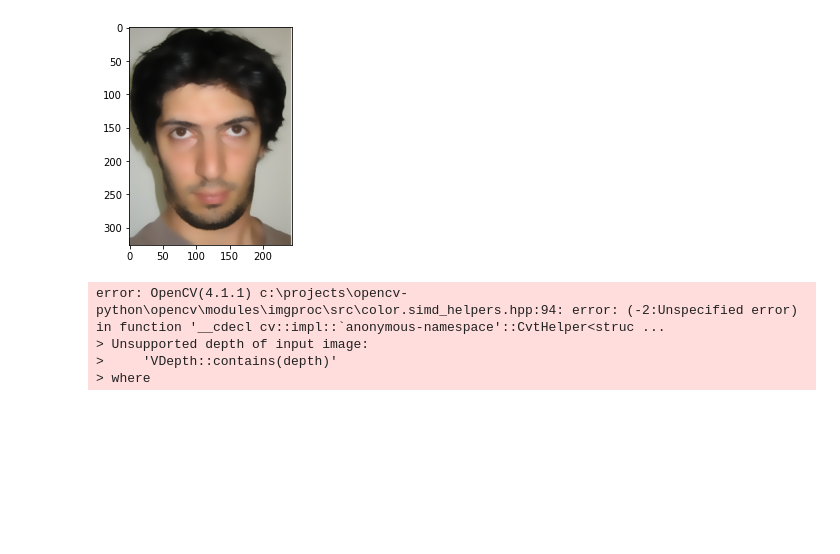
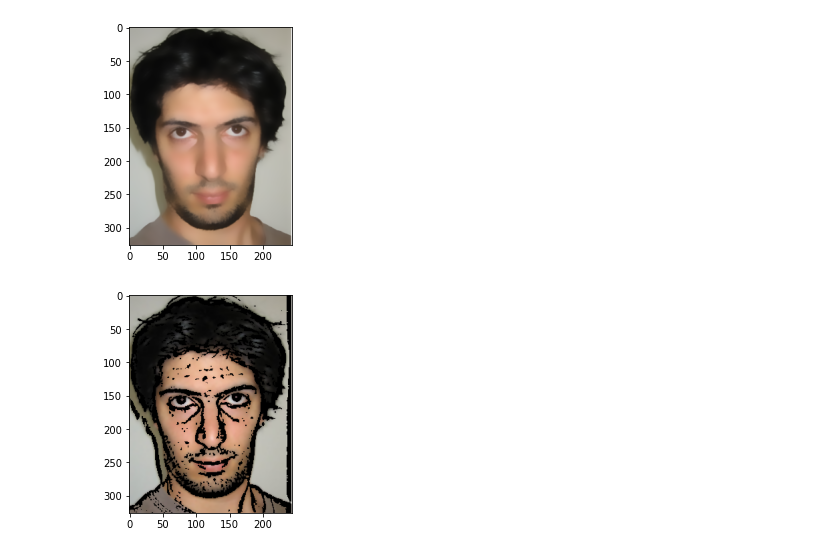
Before and after one commit to xiaomaomi7/Image_Processing_GroupProject2020, a Jupyter notebook: Task.ipynb, the cells around one changed output. Saved outputs shown, nothing was run; the diff lists cells and outputs as text; code cells hidden in the pictures; blank space fills up the shorter version.

Commit message:
initial cartonnified figure

```diff
--- a/Task.ipynb
+++ b/Task.ipynb
@@ -64,18 +66,19 @@ plt.imshow(cv2.cvtColor(bilateral,cv2.COLOR_BGR2RGB))
 plt.show()
 # %% [output]
 [figure]
-# %%
-# Still testing
-bilateral = bilateral * 0.5
-
-K = cv2.cvtColor(S, cv2.COLOR_GRAY2BGR)
-K = K * 0.5
-I = cv2.add(bilateral, K)
-
-plt.imshow(cv2.cvtColor(bilateral,cv2.COLOR_BGR2RGB))
-plt.show()
-# %% [output]
-error: OpenCV(4.1.1) c:\projects\opencv-python\opencv\modules\imgproc\src\color.simd_helpers.hpp:94: error: (-2:Unspecified error) in function '__cdecl cv::impl::`anonymous-namespace'::CvtHelper<struc ...
-> Unsupported depth of input image:
->     'VDepth::contains(depth)'
-> where
+# %%
+blur = cv2.GaussianBlur(I,(5,5),0)
+
+# This function is use for drawing the edges onto the gaussianblur-filtered image
+def draw_edge(img, edge):
+    for i in range(len(edge)):
+        for j in range (len(edge[0])):
+            if edge[i][j] == 0:
+                img[i][j] = [0,0,0]
+    return img
+img_output = draw_edge(blur,S)
+
+plt.imshow(cv2.cvtColor(img_output,cv2.COLOR_BGR2RGB))
+plt.show()
+# %% [output]
+[figure, added]
```
Also changed, not shown: parts of 3 cells of this notebook.
